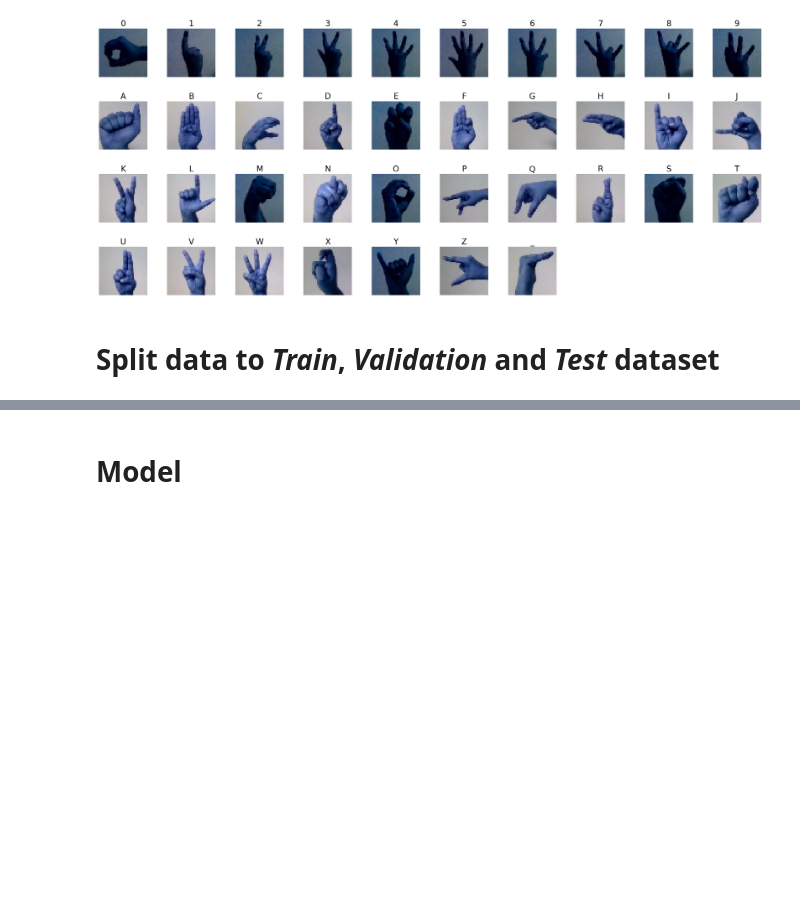
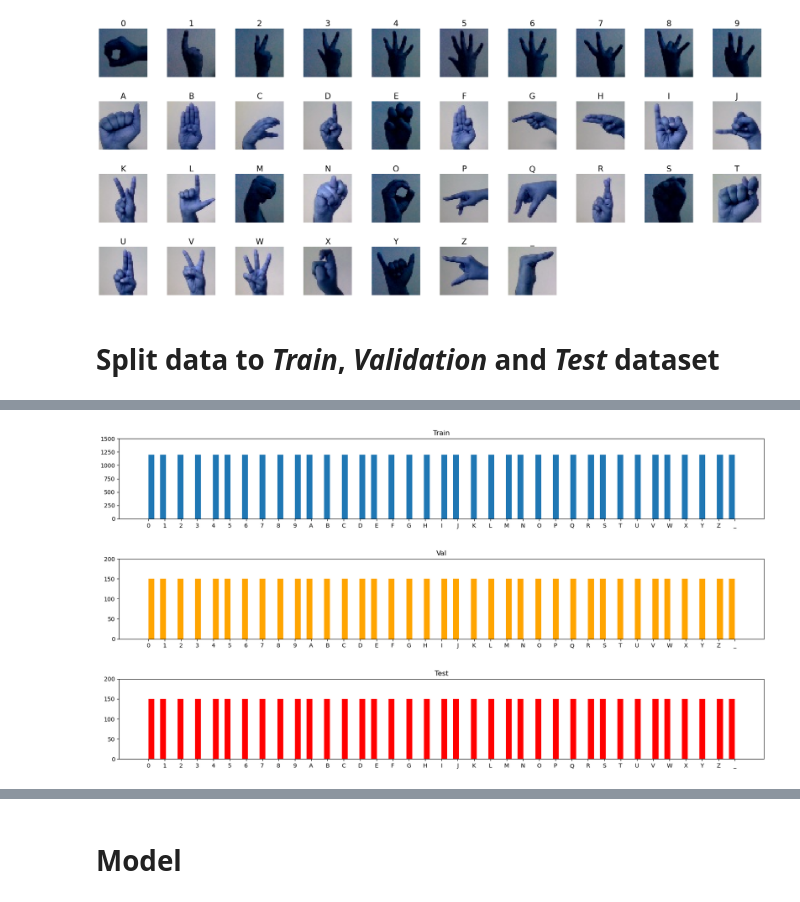
Before and after one commit to KubaOfca/Sign-Language-Recognition, a Jupyter notebook: model.ipynb, the cells around one changed output, grey strips where cells are left out. Cells and saved outputs as stored; diff of their text form; code cells hidden in the pictures; blank space fills up the shorter version.

```diff
--- a/model.ipynb
+++ b/model.ipynb
@@ -132,0 +157,38 @@ print(len(X_val), len(y_val))
+# %%
+X = [element[0] for element in sign_lng_dataset]
+y = [element[1] for element in sign_lng_dataset]
+# %%
+from sklearn.model_selection import StratifiedShuffleSplit
+
+sss = StratifiedShuffleSplit(n_splits=1, test_size=0.2)
+
+for train_index, val_test_index in sss.split(X, y):
+    X_train, X_val_test = [X[i] for i in train_index], [X[i] for i in val_test_index]
+    y_train, y_val_test = [y[i] for i in train_index], [y[i] for i in val_test_index]
+
+sss = StratifiedShuffleSplit(n_splits=1, test_size=0.5)
+
+for val_index, test_index in sss.split(X_val_test, y_val_test):
+    X_val, X_test = [X_val_test[i] for i in val_index], [X_val_test[i] for i in test_index]
+    y_val, y_test = [y_val_test[i] for i in val_index], [y_val_test[i] for i in test_index]
+# %%
+fig, axes = plt.subplots(3, 1, figsize=(20, 10))
+
+axes[0].hist(sorted(y_train), bins=100, density=False)
+axes[0].set_title('Train')
+axes[0].set_ylim(0, 1500)
+
+axes[1].hist(sorted(y_test), bins=100, density=False, color="orange")
+axes[1].set_title('Val')
+axes[1].set_ylim(0, 200)
+
+axes[2].hist(sorted(y_test), bins=100, density=False, color="red")
+axes[2].set_title('Test')
+axes[2].set_ylim(0, 200)
+
+plt.subplots_adjust(wspace=0.5)
+plt.subplots_adjust(hspace=0.5)
+
+plt.show()
+# %% [output]
+[figure, added]
```
Also changed, not shown: parts of 58 cells of this notebook, 2 other files.
